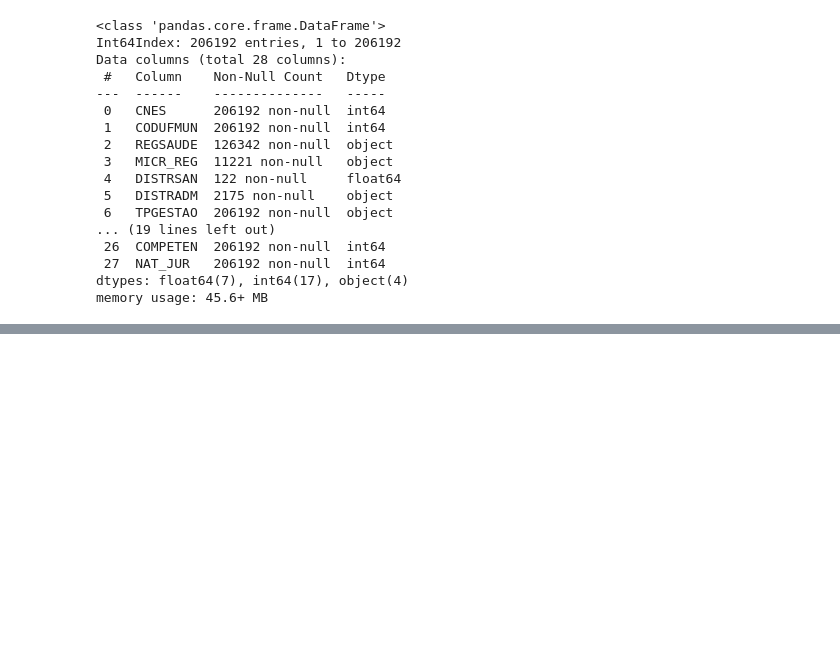
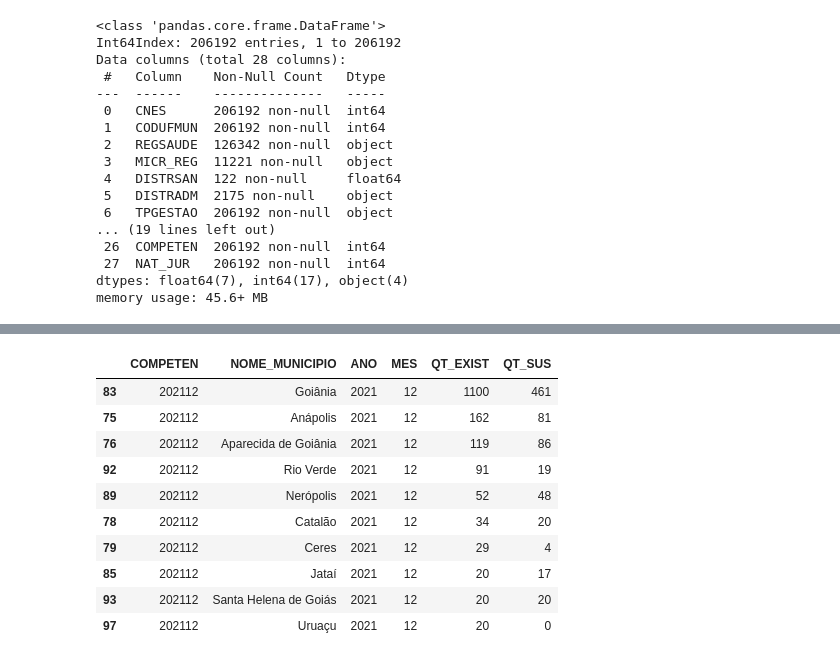
Before and after one commit to brunoconterato/go-capacidade-hospitalar, a Jupyter notebook: eda.ipynb, the cells around one changed output, grey strips where cells are left out. Drawn from its saved outputs; the diff is of its cells as text; code cells hidden in the pictures; blank space fills up the shorter version.

```diff
--- a/eda.ipynb
+++ b/eda.ipynb
@@ -190,0 +350,18 @@ px.line(data_UTI, x="COMPETEN", y="QT_SUS", title="Quantidade de leitos SUS por
+# %%
+leitos_por_cidade = data_UTI.groupby(["COMPETEN", "NOME_MUNICIPIO", "ANO", "MES"]).sum()[["QT_EXIST", "QT_SUS"]].reset_index()
+leitos_por_cidade_fim_ano = filter_last_month_of_year(leitos_por_cidade)
+# %%
+leitos_fim_2021_por_cidade = leitos_por_cidade_fim_ano[leitos_por_cidade_fim_ano["ANO"] == "2021"]
+leitos_fim_2021_por_cidade.sort_values(by="QT_EXIST", ascending=False).head(10)
+# %% [output]
+|  | COMPETEN | NOME_MUNICIPIO | ANO | MES | QT_EXIST | QT_SUS |
+| 83 | 202112 | Goiânia | 2021 | 12 | 1100 | 461 |
+| 75 | 202112 | Anápolis | 2021 | 12 | 162 | 81 |
+| 76 | 202112 | Aparecida de Goiânia | 2021 | 12 | 119 | 86 |
+| 92 | 202112 | Rio Verde | 2021 | 12 | 91 | 19 |
+| 89 | 202112 | Nerópolis | 2021 | 12 | 52 | 48 |
+| 78 | 202112 | Catalão | 2021 | 12 | 34 | 20 |
+| 79 | 202112 | Ceres | 2021 | 12 | 29 | 4 |
+| 85 | 202112 | Jataí | 2021 | 12 | 20 | 17 |
+| 93 | 202112 | Santa Helena de Goiás | 2021 | 12 | 20 | 20 |
+| 97 | 202112 | Uruaçu | 2021 | 12 | 20 | 0 |
```
Also changed, not shown: parts of 71 cells of this notebook.
